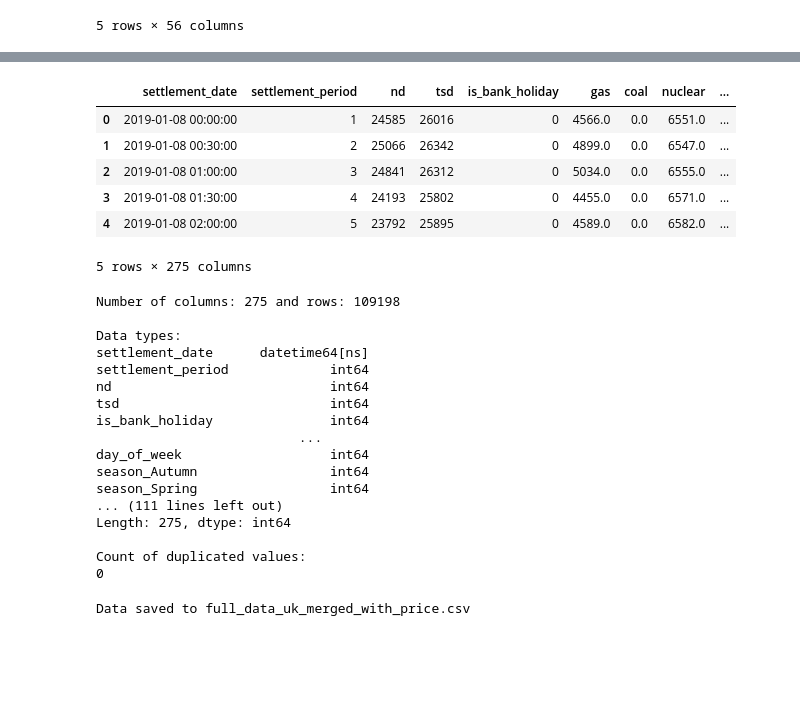
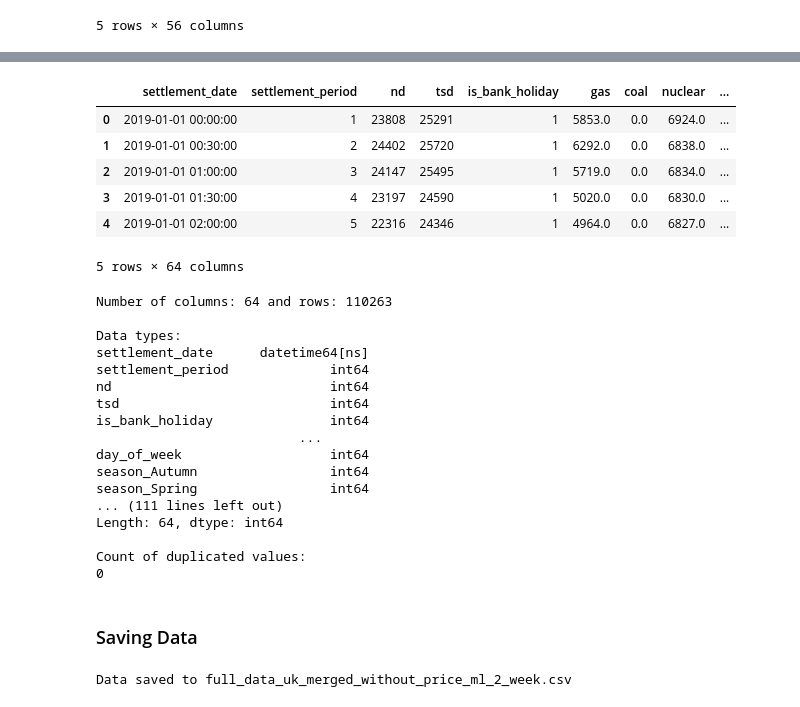
Before and after one commit to annnieglez/ecowatt-energy-forecasting, a Jupyter notebook: notebooks/data_collection_and_cleaning.ipynb, the cells around one changed output, grey strips where cells are left out. Cells and saved outputs as stored; diff of their text form; code cells hidden in the pictures; blank space fills up the shorter version.

```diff
--- a/notebooks/data_collection_and_cleaning.ipynb
+++ b/notebooks/data_collection_and_cleaning.ipynb
@@ -1027,0 +1283,2 @@ weather['uk'].tail()
+# %%
+weather['uk'] = dc.check_time_increase_in_weather(weather['uk'], "time_london")
@@ -1027,0 +1315,5 @@ weather['uk'].tail()
+# %%
+# The data is in 1 h intervals, so we need to forward fill the data to get the values for each settlement period
+# Since resample dont resample beyond the last date, we need to add a point beyond the last time value, so we have the resample for the last value
+# This will be erased after the resample
+weather['uk'] = dc.resample(weather['uk'], col='time_london')
@@ -1027,0 +1360,3 @@ weather['uk'].tail()
+# %%
+
+weather['uk'] = weather['uk'].rename(columns={"time_london": "time"})
@@ -1417,6 +1632,6 @@ full_data_uk_merged_with_price = full_data_uk_merged_with_price.reset_index(drop
 # %%
 # Let's split the date into separate columns for year, month, day of week and day
-full_data_uk_merged_with_price = dc.preprocess_datetime(full_data_uk_merged_with_price, "settlement_date")
-full_data_uk_merged_with_price.head(48)
+full_data_uk_merged = dc.preprocess_datetime(full_data_uk_merged, "settlement_date")
+full_data_uk_merged.head(48)
 # %% [output]
 |  | settlement_date | settlement_period | nd | tsd | is_bank_holiday | gas | coal | nuclear | ... |
@@ -1440,18 +1667,18 @@ full_data_uk_merged_with_price.head(48)
 # %%
-full_data_uk_merged_with_price = dc.one_hot_encode(full_data_uk_merged_with_price, 'season')
-full_data_uk_merged_with_price.head()
+full_data_uk_merged = dc.one_hot_encode(full_data_uk_merged, 'season')
+full_data_uk_merged.head()
 # %% [output]
 |  | settlement_date | settlement_period | nd | tsd | is_bank_holiday | gas | coal | nuclear | ... |
-| 0 | 2019-01-08 00:00:00 | 1 | 24585 | 26016 | 0 | 4566.0 | 0.0 | 6551.0 | ... |
-| 1 | 2019-01-08 00:30:00 | 2 | 25066 | 26342 | 0 | 4899.0 | 0.0 | 6547.0 | ... |
-| 2 | 2019-01-08 01:00:00 | 3 | 24841 | 26312 | 0 | 5034.0 | 0.0 | 6555.0 | ... |
-| 3 | 2019-01-08 01:30:00 | 4 | 24193 | 25802 | 0 | 4455.0 | 0.0 | 6571.0 | ... |
-| 4 | 2019-01-08 02:00:00 | 5 | 23792 | 25895 | 0 | 4589.0 | 0.0 | 6582.0 | ... |
+| 0 | 2019-01-01 00:00:00 | 1 | 23808 | 25291 | 1 | 5853.0 | 0.0 | 6924.0 | ... |
+| 1 | 2019-01-01 00:30:00 | 2 | 24402 | 25720 | 1 | 6292.0 | 0.0 | 6838.0 | ... |
+| 2 | 2019-01-01 01:00:00 | 3 | 24147 | 25495 | 1 | 5719.0 | 0.0 | 6834.0 | ... |
+| 3 | 2019-01-01 01:30:00 | 4 | 23197 | 24590 | 1 | 5020.0 | 0.0 | 6830.0 | ... |
+| 4 | 2019-01-01 02:00:00 | 5 | 22316 | 24346 | 1 | 4964.0 | 0.0 | 6827.0 | ... |
-5 rows × 275 columns
+5 rows × 64 columns
 # %%
-ck.check(full_data_uk_merged_with_price)
+ck.check(full_data_uk_merged)
 # %% [output]
-Number of columns: 275 and rows: 109198
+Number of columns: 64 and rows: 110263
 
 Data types:
 settlement_date      datetime64[ns]
@@ -1464,13 +1691,19 @@ day_of_week                   int64
 season_Autumn                 int64
 season_Spring                 int64
 ... (111 lines left out)
-Length: 275, dtype: int64
+Length: 64, dtype: int64
 
 Count of duplicated values:
 0
+# %% [markdown]
+### Saving Data
 # %%
 # Saving the data to a CSV file
-full_data_uk_merged_with_price.to_csv(os.path.join(file_path, "full_data_uk_merged_with_price.csv"), index=False)
-print("Data saved to full_data_uk_merged_with_price.csv")
+#full_data_uk_merged.to_csv(os.path.join(file_path, "full_data_uk_merged_without_price.csv"), index=False)
+#print("Data saved to full_data_uk_merged_without_price.csv")
-# %% [output]
-Data saved to full_data_uk_merged_with_price.csv
+# %%
+
+data_uk_mergedshifted_full.to_csv(os.path.join(file_path, "full_data_uk_merged_without_price_ml_2_week.csv"), index=False)
+print("Data saved to full_data_uk_merged_without_price_ml_2_week.csv")
+# %% [output]
+Data saved to full_data_uk_merged_without_price_ml_2_week.csv
```
Also changed, not shown: parts of 88 cells of this notebook, 27 other files.
